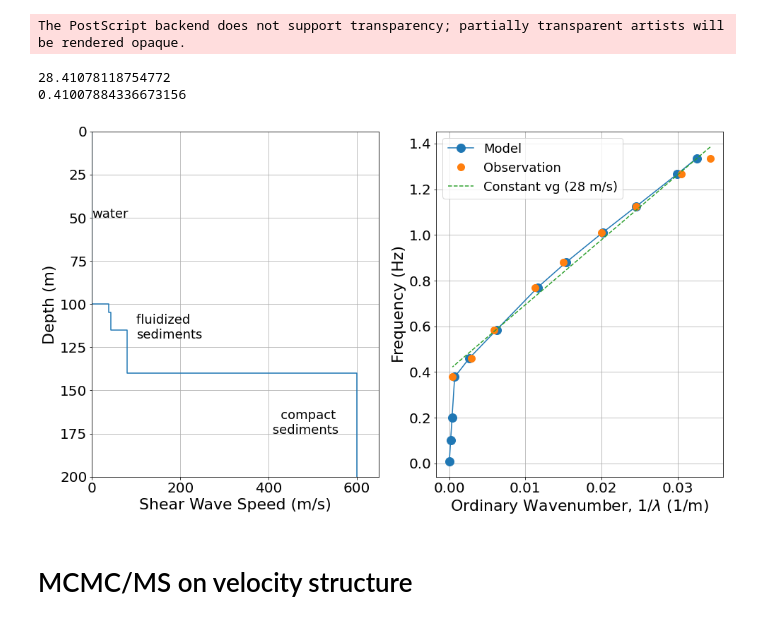
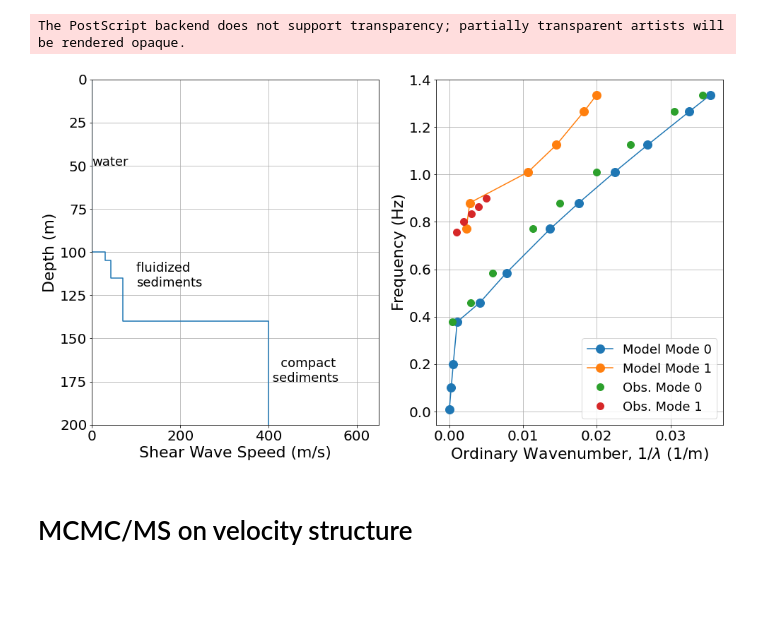
Before and after one commit to bradlipovsky/whidbey-surface-waves, a Jupyter notebook: plot-sdisp96.ipynb, the cells around one changed output. Cells and saved outputs as stored; diff of their text form; code cells hidden in the pictures; blank space fills up the shorter version.

Commit message:
added first higher mode

```diff
--- a/plot-sdisp96.ipynb
+++ b/plot-sdisp96.ipynb
@@ -16,33 +16,40 @@ from time import perf_counter
 from tqdm import tqdm
 import pickle
 # %%
-kobs = np.array([0.0343, 0.0305, 0.0246, 0.020, 0.0150, 0.0113, 0.0059, 0.0029, 0.00042])
-fobs = np.array([1.335, 1.265, 1.125, 1.01, 0.88, 0.77, 0.585, 0.46, 0.378])
-cobs = fobs/kobs
+kobs0_manual = np.array([0.0343, 0.0305, 0.0246, 0.020, 0.0150, 0.0113, 0.0059, 0.0029, 0.00042])
+fobs0_manual = np.array([1.335, 1.265, 1.125, 1.01, 0.88, 0.77, 0.585, 0.46, 0.378])
+kobs1_manual = np.array([0.001, 0.002, 0.003, 0.004, 0.005])
+fobs1_manual = np.array([0.756,   0.80, 0.835, 0.865, 0.90])
+
+kobs = [kobs0_manual,kobs1_manual]
+fobs = [fobs0_manual,fobs1_manual]
 # %%
-# Four layer model
 h =  [0.100, 0.005, 0.010, 0.025, 0.0]
-vs = [0, 0.038, 0.043, 0.080, 0.600]
+vs = [0, 0.030, 0.043, 0.070, 0.400]
 vp = [1.5,1.6,1.6,1.6,1.6]
 rho= [1,1.5,1.5,1.5,1.5]
+
+# Four layer model -- tuned for one mode!
+# h =  [0.100, 0.005, 0.010, 0.025, 0.0]
+# vs = [0, 0.038, 0.043, 0.080, 0.600]
+# vp = [1.5,1.6,1.6,1.6,1.6]
+# rho= [1,1.5,1.5,1.5,1.5]
 
 # Three-layer model
 # h =  [0.100, 0.005, 0.035, 0.0]
 # vs = [0, 0.024, 0.06,  15.00]
 # vp = [1.5,1.6,1.6,16.0]
 # rho= [1,1.5,1.5,1.5]
 
 f,k = pysurf96(h,vp,vs,rho)
 
 plt_dispersion(f,k,fobs,kobs,
                np.hstack([0,np.cumsum(h)*1e3,200]),
                1000*np.hstack([vs,vs[-1],vs[-1]]),
               save=True)
 # %% [output]
 The PostScript backend does not support transparency; partially transparent artists will be rendered opaque.
-28.41078118754772
-0.41007884336673156
-[figure, old version]
+[figure, new version]
 # %% [markdown]
 # MCMC/MS on velocity structure
 # %%
```
Also changed, not shown: parts of 8 cells of this notebook, 2 other files.
